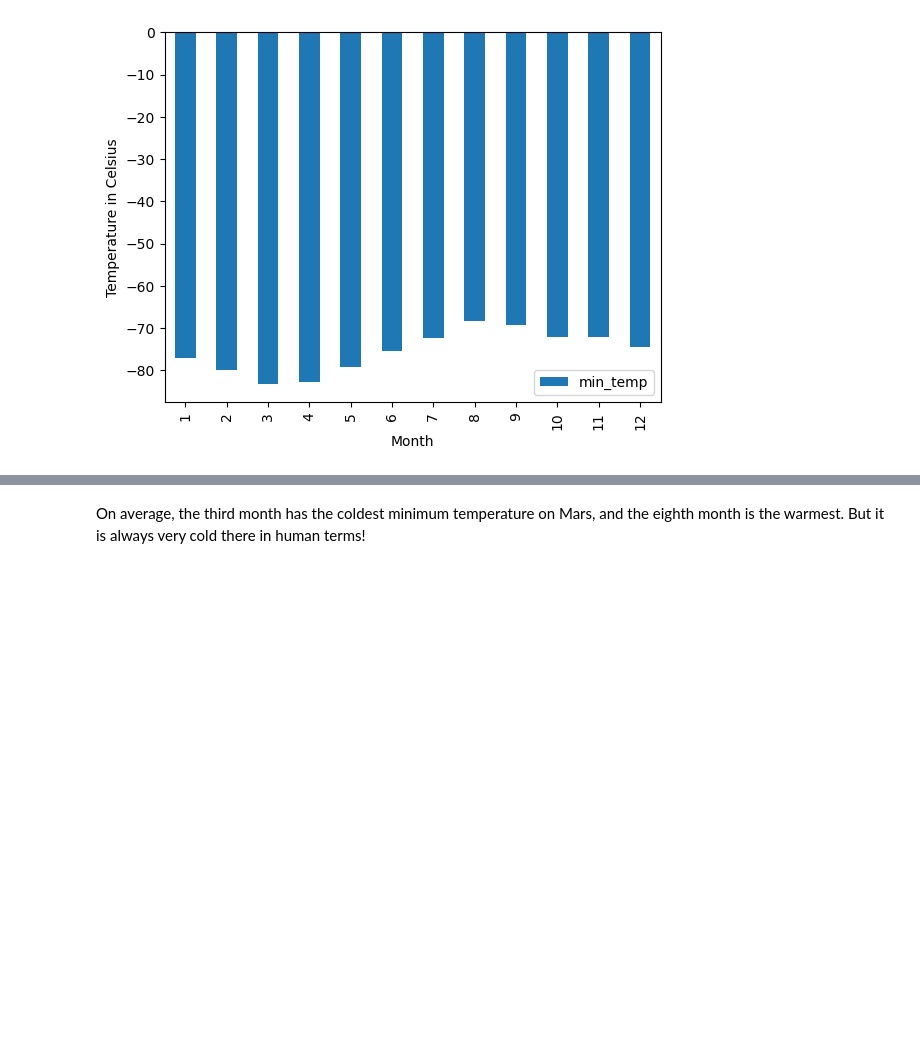
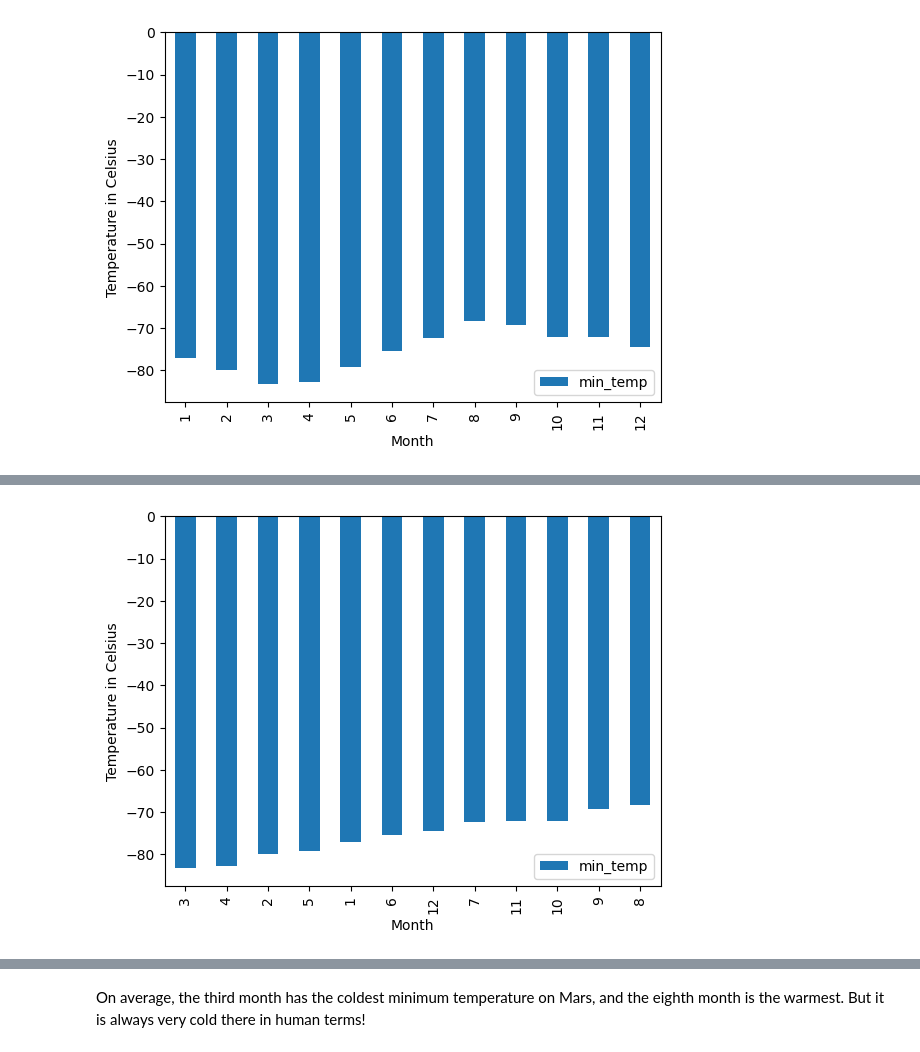
Before and after one commit to alexandriaorvis/webscrapingchallenge, a Jupyter notebook: part_2_mars_weather.ipynb, the cells around one changed output, grey strips where cells are left out. Saved outputs shown, nothing was run; the diff lists cells and outputs as text; code cells hidden in the pictures; blank space fills up the shorter version.

```diff
--- a/part_2_mars_weather.ipynb
+++ b/part_2_mars_weather.ipynb
@@ -181,0 +189,9 @@ temp_plot = avg_temp.plot(kind='bar', xlabel='Month', ylabel='Temperature in Cel
+# %%
+# Identify the coldest and hottest months in Curiosity's location
+avg_temp_sorted = avg_temp.sort_values(['min_temp'])
+
+temp_sorted_plot = avg_temp_sorted.plot(kind='bar', xlabel = "Month", ylabel ='Temperature in Celsius')
+
+## The third month is the coldest, the eighth month is the warmest.
+# %% [output]
+[figure, added]
```
Also changed, not shown: parts of 11 cells of this notebook, 2 other files.
